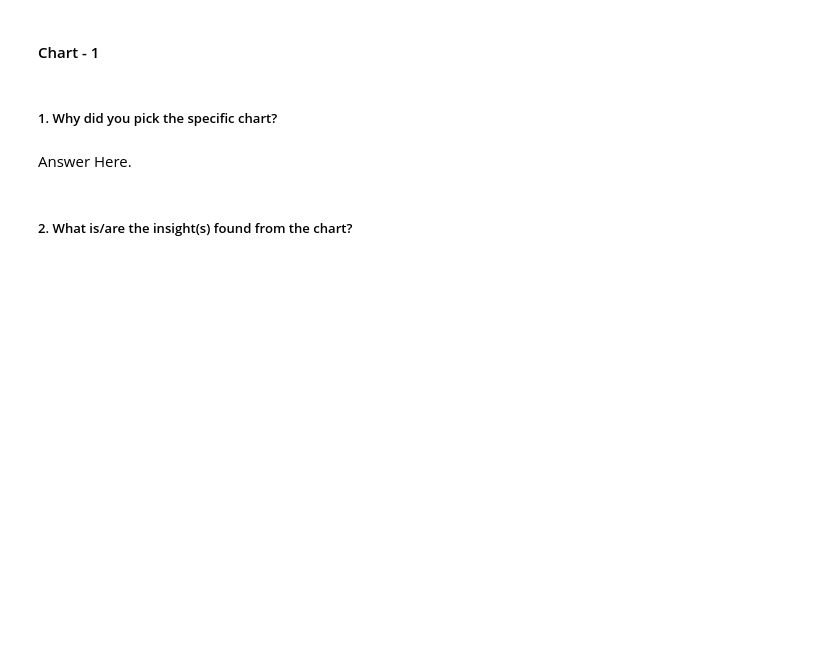
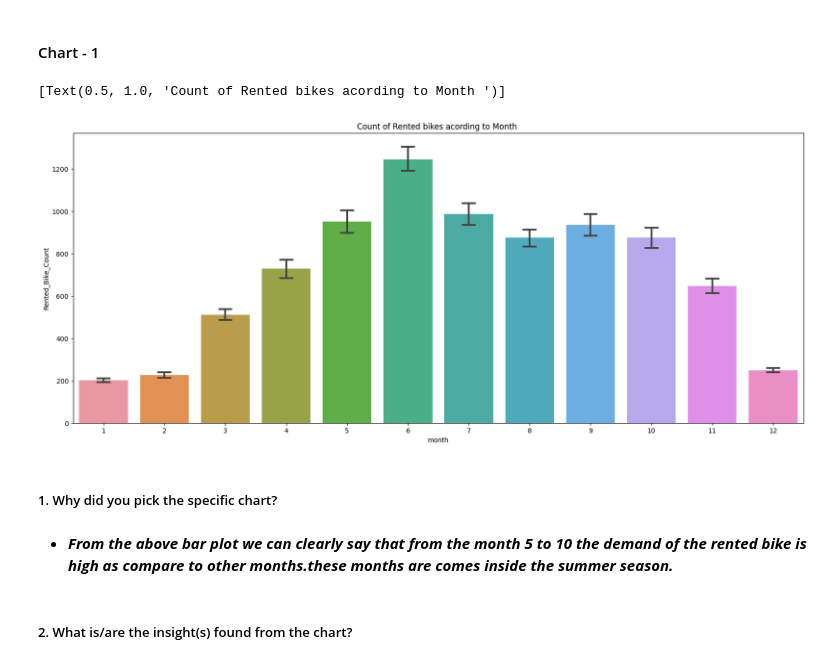
Before and after one commit to Parshya8/Bike_Sharing_Demand_Prediction, a Jupyter notebook: Bike_Sharing_Demand_Prediction.ipynb, the cells around one changed output. Saved outputs shown, nothing was run; the diff lists cells and outputs as text; code cells hidden in the pictures; blank space fills up the shorter version.

```diff
--- a/Bike_Sharing_Demand_Prediction.ipynb
+++ b/Bike_Sharing_Demand_Prediction.ipynb
@@ -295,0 +322,17 @@ AttributeError: ignored
+# %%
+# Changing the "Date" column into three "year","month","day" column
+bike_df['Date'] = bike_df['Date'].apply(lambda x:
+                                    dt.datetime.strptime(x,"%d/%m/%Y"))
+# %%
+bike_df['year'] = bike_df['Date'].dt.year
+bike_df['month'] = bike_df['Date'].dt.month
+bike_df['day'] = bike_df['Date'].dt.day_name()
+# %%
+#creating a new column of "weekdays_weekend" and drop the column "Date","day","year"
+bike_df['weekdays_weekend']=bike_df['day'].apply(lambda x : 1 if x=='Saturday' or x=='Sunday' else 0 )
+bike_df=bike_df.drop(columns=['Date','day','year'],axis=1)
+# %%
+#Change the int64 column into catagory column
+cols=['Hour','month','weekdays_weekend']
+for col in cols:
+  bike_df[col]=bike_df[col].astype('category')
@@ -306,7 +373,16 @@ Answer Here.
+# %%
+# Chart - 1 visualization code
+#anlysis of data by vizualisation
+fig,ax=plt.subplots(figsize=(20,8))
+sns.barplot(data=bike_df,x='month',y='Rented_Bike_Count',ax=ax,capsize=.2)
+ax.set(title='Count of Rented bikes acording to Month ')
+# %% [output]
+[Text(0.5, 1.0, 'Count of Rented bikes acording to Month ')]
+[figure, added]
 # %% [markdown]
 ##### 1. Why did you pick the specific chart?
-# %% [markdown]
-Answer Here.
+# %% [markdown]
+* ***From the above bar plot we can clearly say that from  the month 5 to 10 the demand of the rented bike is high as compare to other months.these months are comes inside the summer season.***
 # %% [markdown]
 ##### 2. What is/are the insight(s) found from the chart?
 # %% [markdown]
```
Also changed, not shown: parts of 25 cells of this notebook.
